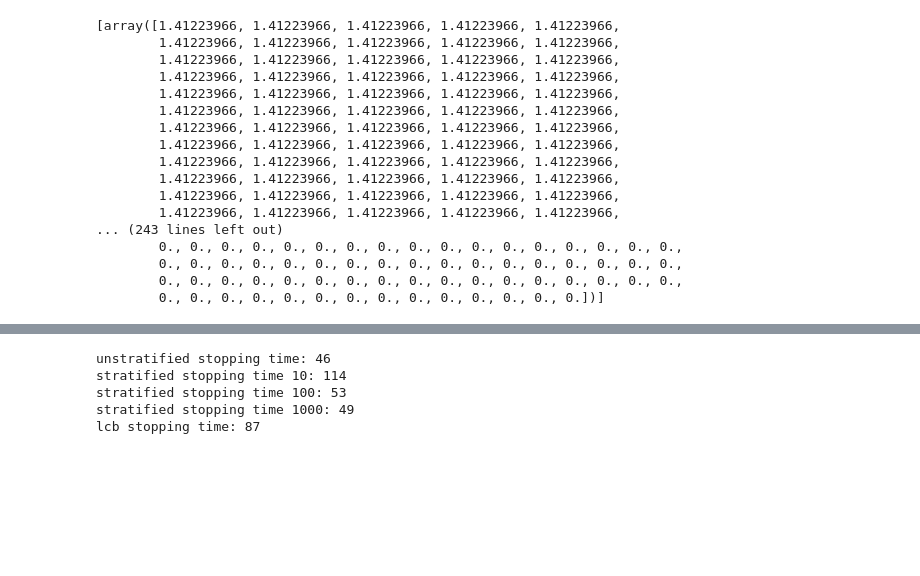
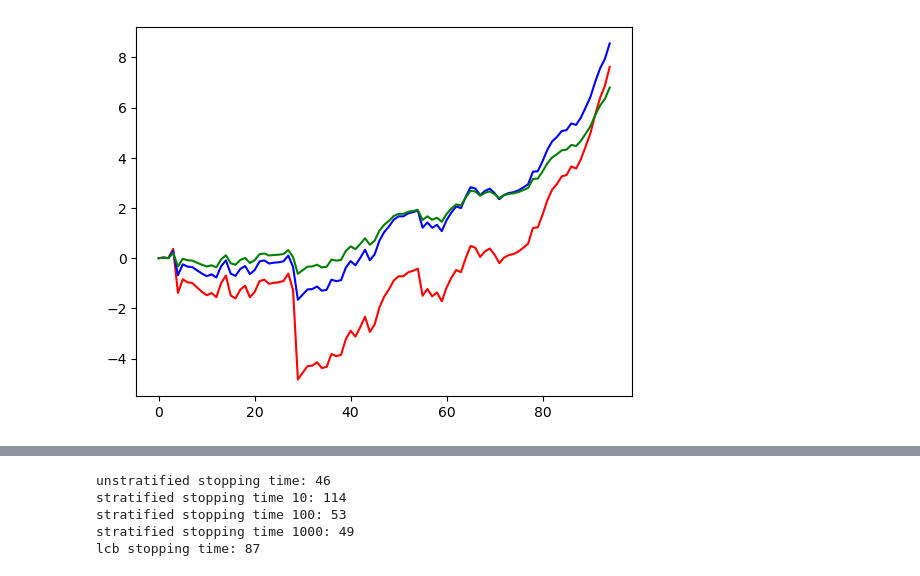
Before and after one commit to spertus/UI-TS, a Jupyter notebook: Code/stratification.ipynb, the cells around one changed output, grey strips where cells are left out. Cells and saved outputs as stored; diff of their text form; code cells hidden in the pictures; blank space fills up the shorter version.

```diff
--- a/Code/stratification.ipynb
+++ b/Code/stratification.ipynb
@@ -30,6 +30,9 @@ deltas = [-0.25, 0.25]
 sd = 0.1
 N = [100, 100]
 n_reps = 30
+K = 2
+alpha = 0.05
+
 stopping_times_u = np.zeros(n_reps)
 stopping_times_s = np.zeros(n_reps)
 for r in range(n_reps):
@@ -106,20 +154,13 @@ stopping_time_stratified:23.0
-# %%
-uits[5][50]
-# %% [output]
-[array([1.41223966, 1.41223966, 1.41223966, 1.41223966, 1.41223966,
-        1.41223966, 1.41223966, 1.41223966, 1.41223966, 1.41223966,
-        1.41223966, 1.41223966, 1.41223966, 1.41223966, 1.41223966,
-        1.41223966, 1.41223966, 1.41223966, 1.41223966, 1.41223966,
-        1.41223966, 1.41223966, 1.41223966, 1.41223966, 1.41223966,
-        1.41223966, 1.41223966, 1.41223966, 1.41223966, 1.41223966,
-        1.41223966, 1.41223966, 1.41223966, 1.41223966, 1.41223966,
-        1.41223966, 1.41223966, 1.41223966, 1.41223966, 1.41223966,
-        1.41223966, 1.41223966, 1.41223966, 1.41223966, 1.41223966,
-        1.41223966, 1.41223966, 1.41223966, 1.41223966, 1.41223966,
-        1.41223966, 1.41223966, 1.41223966, 1.41223966, 1.41223966,
-        1.41223966, 1.41223966, 1.41223966, 1.41223966, 1.41223966,
-... (243 lines left out)
-        0., 0., 0., 0., 0., 0., 0., 0., 0., 0., 0., 0., 0., 0., 0., 0., 0.,
-        0., 0., 0., 0., 0., 0., 0., 0., 0., 0., 0., 0., 0., 0., 0., 0., 0.,
-        0., 0., 0., 0., 0., 0., 0., 0., 0., 0., 0., 0., 0., 0., 0., 0., 0.,
-        0., 0., 0., 0., 0., 0., 0., 0., 0., 0., 0., 0., 0., 0.])]
+# %%
+mart_mat = np.vstack(
+    (mart(X_strat[0], eta = 0.5, lam = np.ones(len(X_strat[0])) * 2, N = N[0], log = True),
+    mart(X_strat[0], eta = 0.5, lam = np.ones(len(X_strat[0])) * 1.5, N = N[0], log = True),
+    mart(X_strat[0], eta = 0.5, lam = np.ones(len(X_strat[0])) * 1, N = N[0], log = True))
+)
+
+plt.plot(mart_mat[0,:], color = 'r')
+plt.plot(mart_mat[1,:], color = 'b')
+plt.plot(mart_mat[2,:], color = 'g')
+plt.show()
+# %% [output]
+[figure, added]
```
Also changed, not shown: parts of 3 cells of this notebook, 2 other files.
